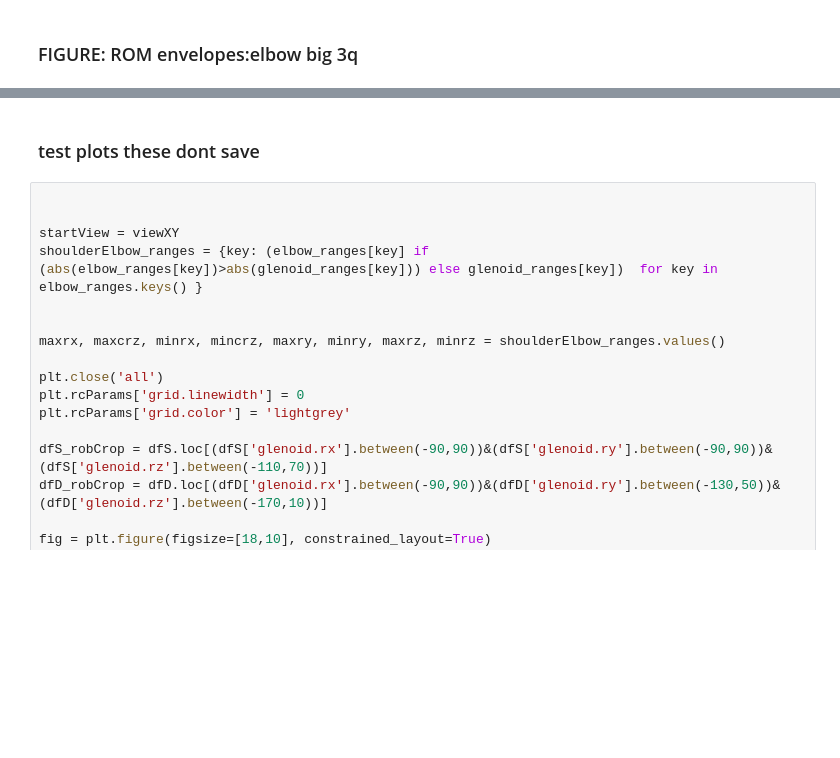
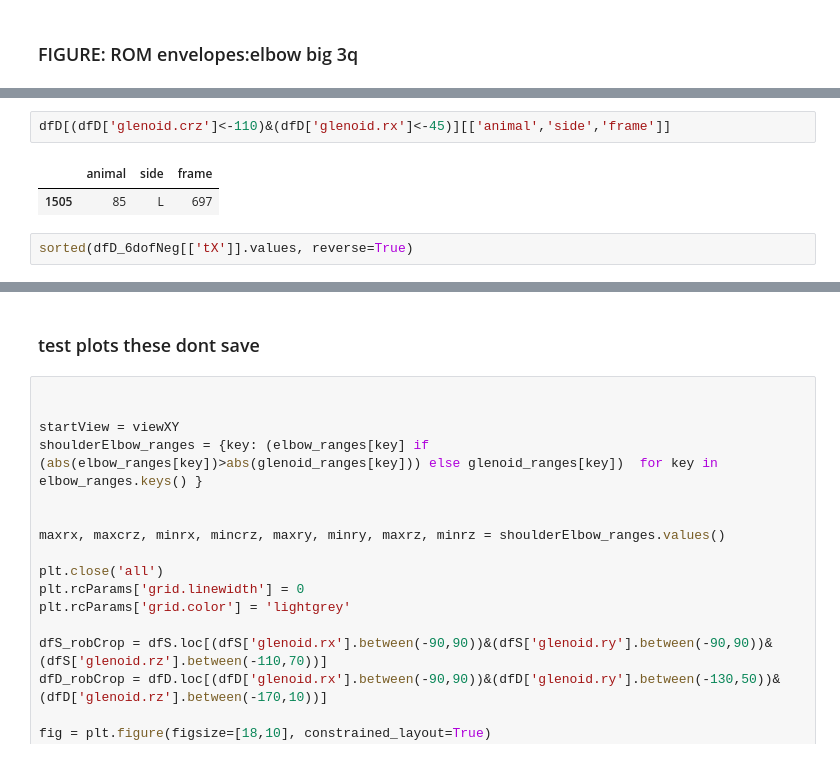
Before and after one commit to popscallion/DeepLabCut, a Jupyter notebook: deadROMM/ch3Analyses.ipynb, the cells around one changed output, grey strips where cells are left out. Cells and saved outputs as stored; diff of their text form; blank space fills up the shorter version.

```diff
--- a/deadROMM/ch3Analyses.ipynb
+++ b/deadROMM/ch3Analyses.ipynb
@@ -1715,0 +2162,7 @@ plt.savefig('/Users/phil/Desktop/rotoscoping/Figures/ch3plots/elbow_rotations.pn
+# %%
+dfD[(dfD['glenoid.crz']<-110)&(dfD['glenoid.rx']<-45)][['animal','side','frame']]
+# %% [output]
+|  | animal | side | frame |
+| 1505 | 85 | L | 697 |
+# %%
+sorted(dfD_6dofNeg[['tX']].values, reverse=True)
```
Also changed, not shown: parts of 87 cells of this notebook, 25 other files.
